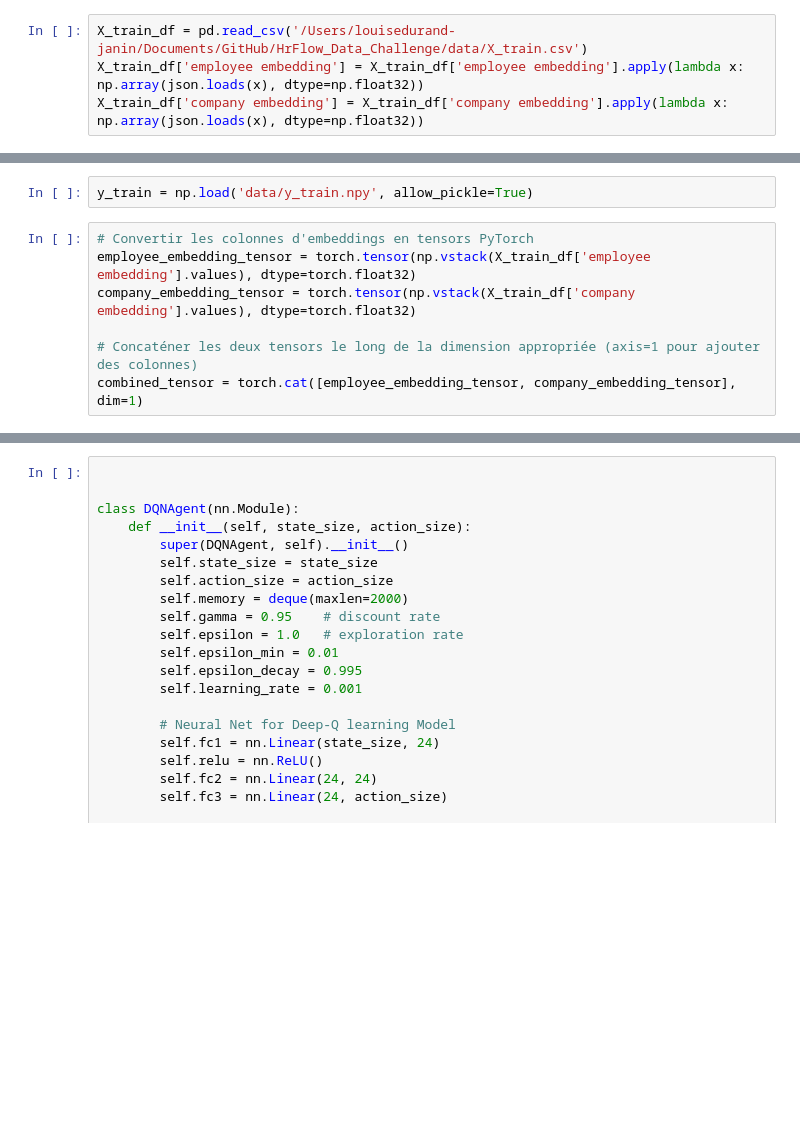
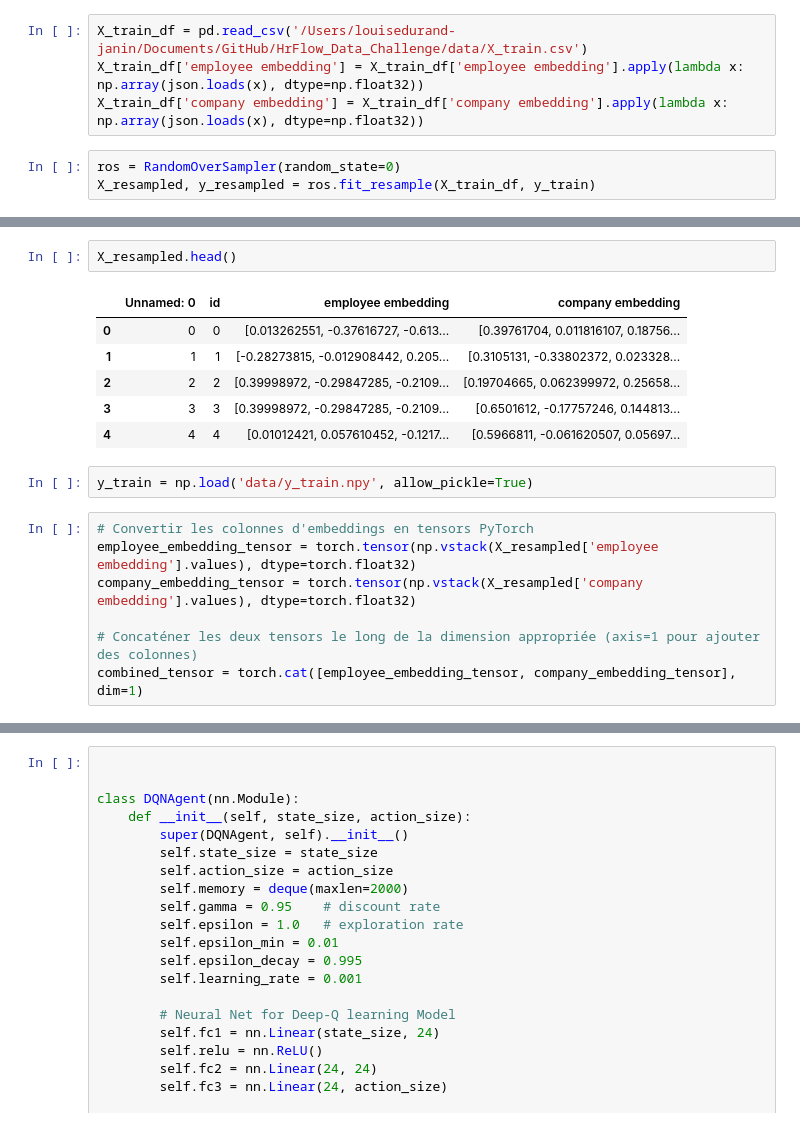
Before and after one commit to JulietteDecugis/HrFlow_Data_Challenge, a Jupyter notebook: DQI.ipynb, the cells around one changed output, grey strips where cells are left out. Cells and saved outputs as stored; diff of their text form; blank space fills up the shorter version.

```diff
--- a/DQI.ipynb
+++ b/DQI.ipynb
@@ -14,3 +18,6 @@ from collections import deque
 X_train_df = pd.read_csv('/Users/louisedurand-janin/Documents/GitHub/HrFlow_Data_Challenge/data/X_train.csv')
 X_train_df['employee embedding'] = X_train_df['employee embedding'].apply(lambda x: np.array(json.loads(x), dtype=np.float32))
 X_train_df['company embedding'] = X_train_df['company embedding'].apply(lambda x: np.array(json.loads(x), dtype=np.float32))
+# %%
+ros = RandomOverSampler(random_state=0)
+X_resampled, y_resampled = ros.fit_resample(X_train_df, y_train)
@@ -17,9 +33,18 @@ X_train_df['company embedding'] = X_train_df['company embedding'].apply(lambda x
+# %%
+X_resampled.head()
+# %% [output]
+|  | Unnamed: 0 | id | employee embedding | company embedding |
+| 0 | 0 | 0 | [0.013262551, -0.37616727, -0.613... | [0.39761704, 0.011816107, 0.18756... |
+| 1 | 1 | 1 | [-0.28273815, -0.012908442, 0.205... | [0.3105131, -0.33802372, 0.023328... |
+| 2 | 2 | 2 | [0.39998972, -0.29847285, -0.2109... | [0.19704665, 0.062399972, 0.25658... |
+| 3 | 3 | 3 | [0.39998972, -0.29847285, -0.2109... | [0.6501612, -0.17757246, 0.144813... |
+| 4 | 4 | 4 | [0.01012421, 0.057610452, -0.1217... | [0.5966811, -0.061620507, 0.05697... |
 # %%
 y_train = np.load('data/y_train.npy', allow_pickle=True)
 # %%
 # Convertir les colonnes d'embeddings en tensors PyTorch
-employee_embedding_tensor = torch.tensor(np.vstack(X_train_df['employee embedding'].values), dtype=torch.float32)
-company_embedding_tensor = torch.tensor(np.vstack(X_train_df['company embedding'].values), dtype=torch.float32)
+employee_embedding_tensor = torch.tensor(np.vstack(X_resampled['employee embedding'].values), dtype=torch.float32)
+company_embedding_tensor = torch.tensor(np.vstack(X_resampled['company embedding'].values), dtype=torch.float32)
 
 # Concaténer les deux tensors le long de la dimension appropriée (axis=1 pour ajouter des colonnes)
 combined_tensor = torch.cat([employee_embedding_tensor, company_embedding_tensor], dim=1)
```
Also changed, not shown: parts of 14 cells of this notebook, 1 other file.
